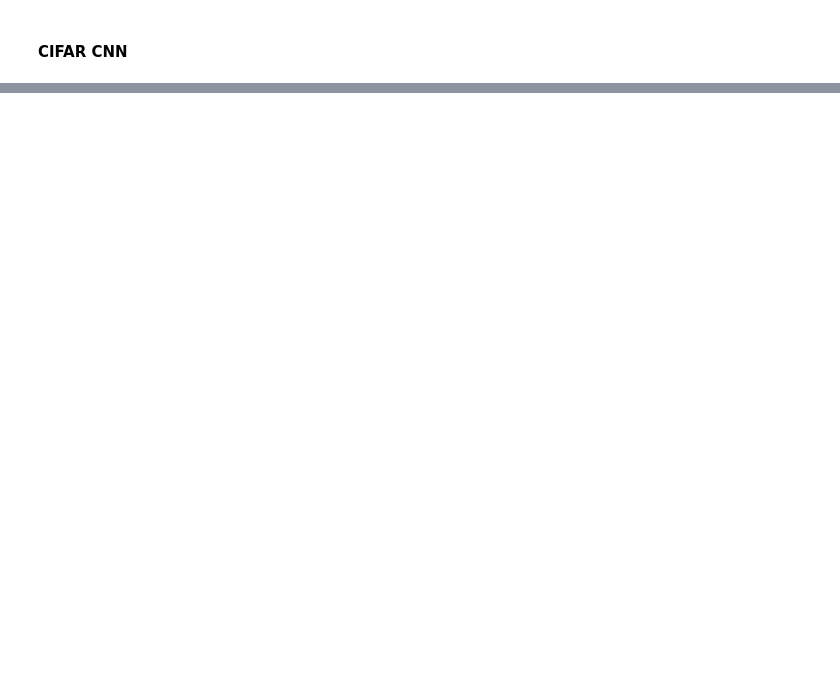
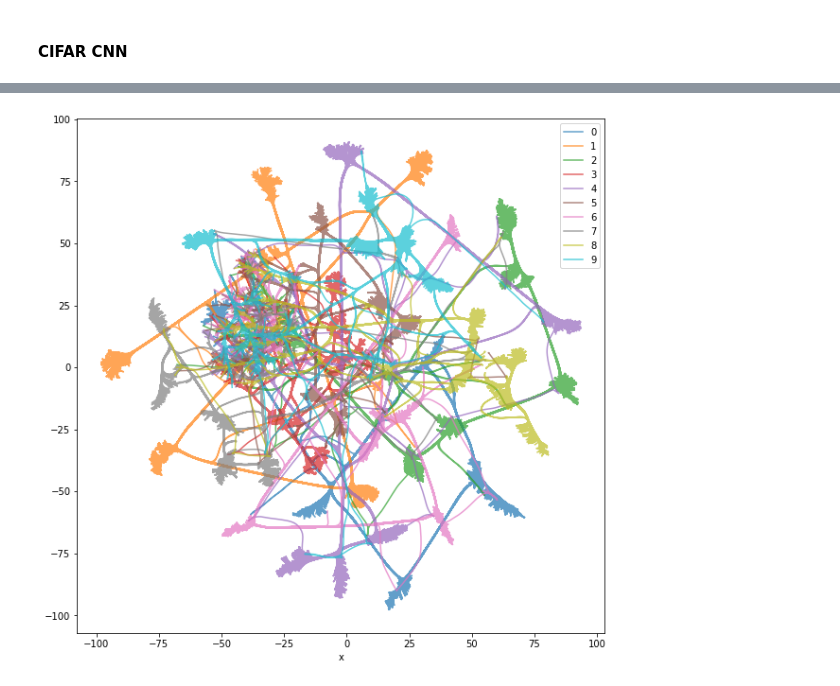
Before and after one commit to mkmicikiewicz/ann-hidden-activity-visualizing, a Jupyter notebook: vis_notebook.ipynb, the cells around one changed output, grey strips where cells are left out. Cells and saved outputs as stored; diff of their text form; code cells hidden in the pictures; blank space fills up the shorter version.

Commit message:
adding evolutions

```diff
--- a/vis_notebook.ipynb
+++ b/vis_notebook.ipynb
@@ -67,0 +89,4 @@ compare_discriminative_map(DataType.CIFAR, 'cifar_cnn', 2, 2000)
+# %%
+activations, targets = get_all_activations(DataType.MNIST, 'mnist_mlp', 4, 2000)
+# %%
+points_lst, targets = process_activations(activations, targets, 2000)
@@ -67,0 +95,4 @@ compare_discriminative_map(DataType.CIFAR, 'cifar_cnn', 2, 2000)
+# %%
+inter_epoch_evolution(points_lst, targets)
+# %% [output]
+[figure, added]
```
Also changed, not shown: parts of 9 cells of this notebook, 2 other files.
